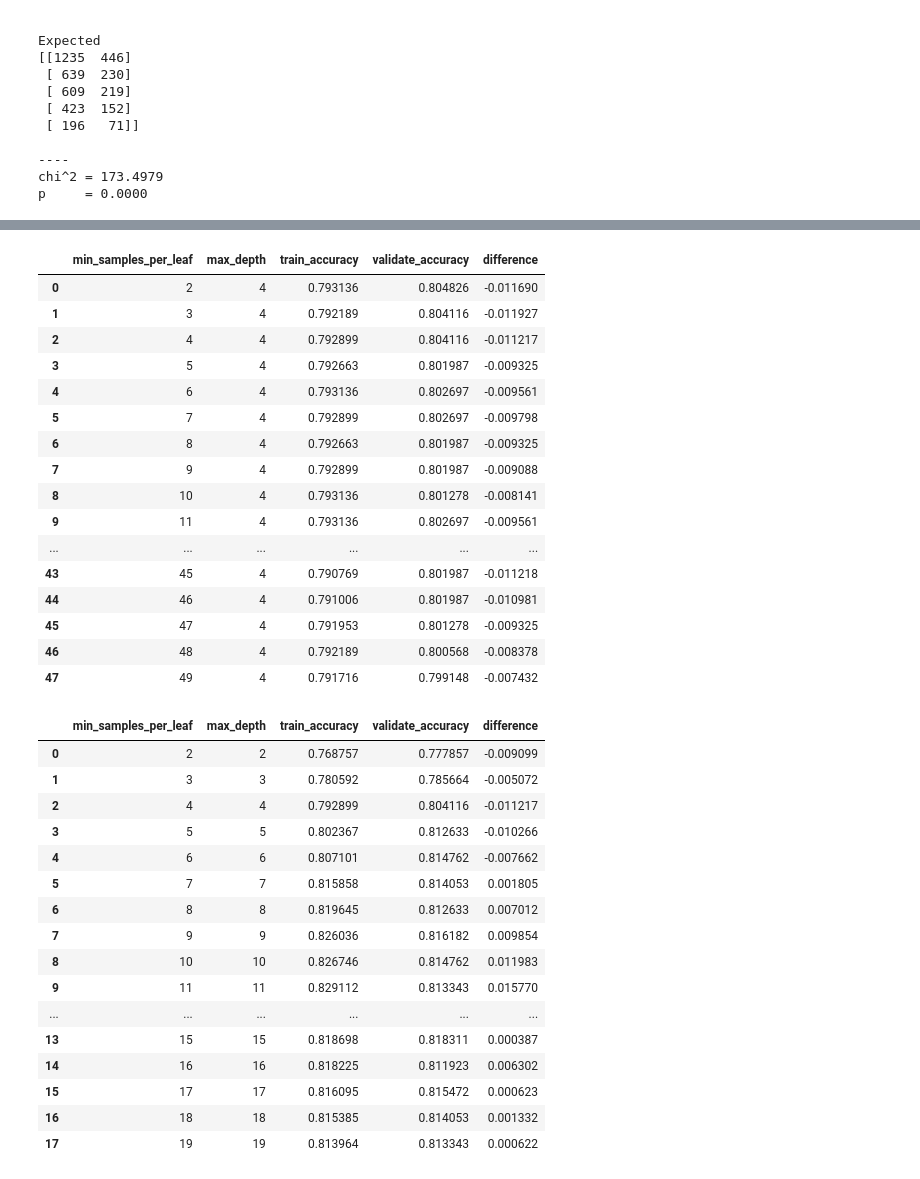
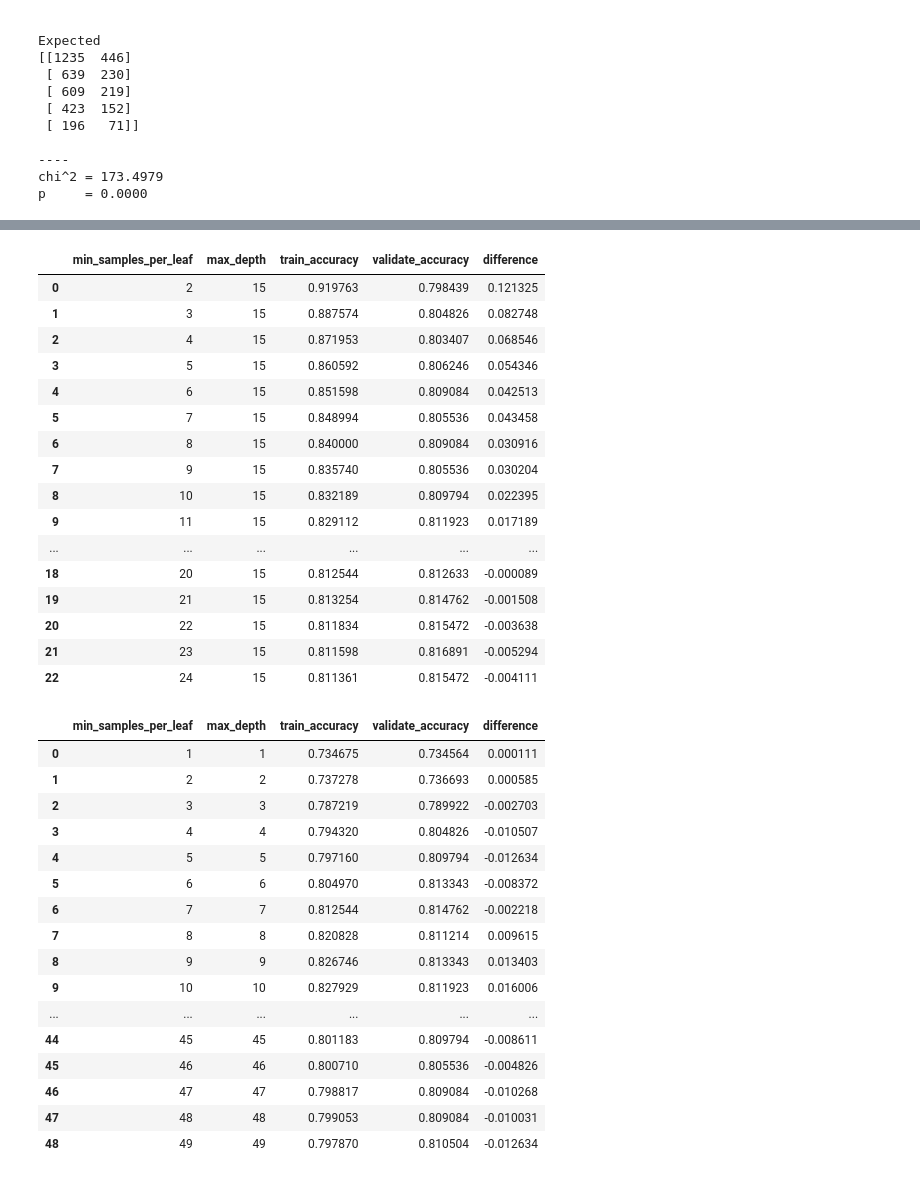
Before and after one commit to dashbringhurst/classification_project, a Jupyter notebook: telco_project.ipynb, the cells around one changed output, grey strips where cells are left out. Cells and saved outputs as stored; diff of their text form; code cells hidden in the pictures.

```diff
--- a/telco_project.ipynb
+++ b/telco_project.ipynb
@@ -2045,16 +2189,16 @@ weighted avg       0.80      0.81      0.80      1409
 # %%
 # assign variables to features and train/validate
 
-X_col = ['tenure', 'monthly_charges', 'dependents', 'contract_type_id', 'extras', 'internet_service_type_id', 'payment_type_id', 'partner', 'senior_citizen']
-y_col = 'churn'
-X_train4, y_train4 = train_telco_concat[X_col], train_telco_concat[y_col]
-X_validate4, y_validate4 = validate_telco_concat[X_col], validate_telco_concat[y_col]
+#X_col = ['tenure', 'monthly_charges', 'dependents', 'contract_type_id', 'extras', 'internet_service_type_id', 'payment_type_id', 'partner', 'senior_citizen']
+#y_col = 'churn'
+X_train4, y_train4 = train_telco_concat[X_col4], train_telco_concat[y_col4]
+X_validate4, y_validate4 = validate_telco_concat[X_col4], validate_telco_concat[y_col4]
 # %%
 # create a for loop to calculate accuracy of this model at different max depths
 
 metrics = []
 
-for i in range(2, 25):
+for i in range(1, 25):
     # Make the model
     forest = RandomForestClassifier(max_depth=i, random_state=217)
 
@@ -2100,7 +2244,7 @@ df
 # %%
 # create a for loop to print the classification reports of this model at different depths
 
-for i in range(2, 25):
+for i in range(2, 14):
     # Make the model
     forest = RandomForestClassifier(max_depth=i, random_state=217)
 
@@ -2140,9 +2284,9 @@ support    3104.000000  1121.000000   0.99574  4225.000000   4225.000000
 metrics = []
 
 
-for i in range(2, 50):
+for i in range(2, 25):
     # Make the model
-    depth = 4
+    depth = 15
     n_samples = i
     forest = RandomForestClassifier(max_depth=depth, min_samples_leaf=n_samples, random_state=217)
 
@@ -2170,74 +2314,74 @@ df["difference"] = df.train_accuracy - df.validate_accuracy
 df
 # %% [output]
 |  | min_samples_per_leaf | max_depth | train_accuracy | validate_accuracy | difference |
-| 0 | 2 | 4 | 0.793136 | 0.804826 | -0.011690 |
-| 1 | 3 | 4 | 0.792189 | 0.804116 | -0.011927 |
-| 2 | 4 | 4 | 0.792899 | 0.804116 | -0.011217 |
-| 3 | 5 | 4 | 0.792663 | 0.801987 | -0.009325 |
-| 4 | 6 | 4 | 0.793136 | 0.802697 | -0.009561 |
-| 5 | 7 | 4 | 0.792899 | 0.802697 | -0.009798 |
-| 6 | 8 | 4 | 0.792663 | 0.801987 | -0.009325 |
-| 7 | 9 | 4 | 0.792899 | 0.801987 | -0.009088 |
-| 8 | 10 | 4 | 0.793136 | 0.801278 | -0.008141 |
-| 9 | 11 | 4 | 0.793136 | 0.802697 | -0.009561 |
+| 0 | 2 | 15 | 0.919763 | 0.798439 | 0.121325 |
+| 1 | 3 | 15 | 0.887574 | 0.804826 | 0.082748 |
+| 2 | 4 | 15 | 0.871953 | 0.803407 | 0.068546 |
+| 3 | 5 | 15 | 0.860592 | 0.806246 | 0.054346 |
+| 4 | 6 | 15 | 0.851598 | 0.809084 | 0.042513 |
+| 5 | 7 | 15 | 0.848994 | 0.805536 | 0.043458 |
+| 6 | 8 | 15 | 0.840000 | 0.809084 | 0.030916 |
+| 7 | 9 | 15 | 0.835740 | 0.805536 | 0.030204 |
+| 8 | 10 | 15 | 0.832189 | 0.809794 | 0.022395 |
+| 9 | 11 | 15 | 0.829112 | 0.811923 | 0.017189 |
 | ... | ... | ... | ... | ... | ... |
-| 43 | 45 | 4 | 0.790769 | 0.801987 | -0.011218 |
-| 44 | 46 | 4 | 0.791006 | 0.801987 | -0.010981 |
-| 45 | 47 | 4 | 0.791953 | 0.801278 | -0.009325 |
-| 46 | 48 | 4 | 0.792189 | 0.800568 | -0.008378 |
-| 47 | 49 | 4 | 0.791716 | 0.799148 | -0.007432 |
+| 18 | 20 | 15 | 0.812544 | 0.812633 | -0.000089 |
+| 19 | 21 | 15 | 0.813254 | 0.814762 | -0.001508 |
+| 20 | 22 | 15 | 0.811834 | 0.815472 | -0.003638 |
+| 21 | 23 | 15 | 0.811598 | 0.816891 | -0.005294 |
+| 22 | 24 | 15 | 0.811361 | 0.815472 | -0.004111 |
 # %%
 # create a for loop to calculate the model's accuracy at increasing depths and sample leaves
 
 metrics = []
-max_depth = 20
+max_depth = 50
 
-for i in range(2, max_depth):
+for i in range(1, max_depth):
     # Make the model
     depth = i
     n_samples = i
     forest = RandomForestClassifier(max_depth=depth, min_samples_leaf=n_samples, random_state=217)
 
     # Fit the model (on train and only train)
     forest = forest.fit(X_train4, y_train4)
 
     # Use the model
     # We'll evaluate the model's performance on train, first
     in_sample_accuracy = forest.score(X_train4, y_train4)
 
     out_of_sample_accuracy = forest.score(X_validate4, y_validate4)
 
     output = {
         "min_samples_per_leaf": n_samples,
         "max_depth": depth,
         "train_accuracy": in_sample_accuracy,
         "validate_accuracy": out_of_sample_accuracy
     }
 
     metrics.append(output)
 
 # calculate the difference in accuracy between train and validate for each iteration
 df = pd.DataFrame(metrics)
 df["difference"] = df.train_accuracy - df.validate_accuracy
 df
 # %% [output]
 |  | min_samples_per_leaf | max_depth | train_accuracy | validate_accuracy | difference |
-| 0 | 2 | 2 | 0.768757 | 0.777857 | -0.009099 |
-| 1 | 3 | 3 | 0.780592 | 0.785664 | -0.005072 |
-| 2 | 4 | 4 | 0.792899 | 0.804116 | -0.011217 |
-| 3 | 5 | 5 | 0.802367 | 0.812633 | -0.010266 |
-| 4 | 6 | 6 | 0.807101 | 0.814762 | -0.007662 |
-| 5 | 7 | 7 | 0.815858 | 0.814053 | 0.001805 |
-| 6 | 8 | 8 | 0.819645 | 0.812633 | 0.007012 |
-| 7 | 9 | 9 | 0.826036 | 0.816182 | 0.009854 |
-| 8 | 10 | 10 | 0.826746 | 0.814762 | 0.011983 |
-| 9 | 11 | 11 | 0.829112 | 0.813343 | 0.015770 |
+| 0 | 1 | 1 | 0.734675 | 0.734564 | 0.000111 |
+| 1 | 2 | 2 | 0.737278 | 0.736693 | 0.000585 |
+| 2 | 3 | 3 | 0.787219 | 0.789922 | -0.002703 |
+| 3 | 4 | 4 | 0.794320 | 0.804826 | -0.010507 |
+| 4 | 5 | 5 | 0.797160 | 0.809794 | -0.012634 |
+| 5 | 6 | 6 | 0.804970 | 0.813343 | -0.008372 |
+| 6 | 7 | 7 | 0.812544 | 0.814762 | -0.002218 |
+| 7 | 8 | 8 | 0.820828 | 0.811214 | 0.009615 |
+| 8 | 9 | 9 | 0.826746 | 0.813343 | 0.013403 |
+| 9 | 10 | 10 | 0.827929 | 0.811923 | 0.016006 |
 | ... | ... | ... | ... | ... | ... |
-| 13 | 15 | 15 | 0.818698 | 0.818311 | 0.000387 |
-| 14 | 16 | 16 | 0.818225 | 0.811923 | 0.006302 |
-| 15 | 17 | 17 | 0.816095 | 0.815472 | 0.000623 |
-| 16 | 18 | 18 | 0.815385 | 0.814053 | 0.001332 |
-| 17 | 19 | 19 | 0.813964 | 0.813343 | 0.000622 |
+| 44 | 45 | 45 | 0.801183 | 0.809794 | -0.008611 |
+| 45 | 46 | 46 | 0.800710 | 0.805536 | -0.004826 |
+| 46 | 47 | 47 | 0.798817 | 0.809084 | -0.010268 |
+| 47 | 48 | 48 | 0.799053 | 0.809084 | -0.010031 |
+| 48 | 49 | 49 | 0.797870 | 0.810504 | -0.012634 |
 # %%
 # create a for loop to calculate the accuracy of the model as depth increases and sample leaves increases
 
```
Also changed, not shown: parts of 88 cells of this notebook.
